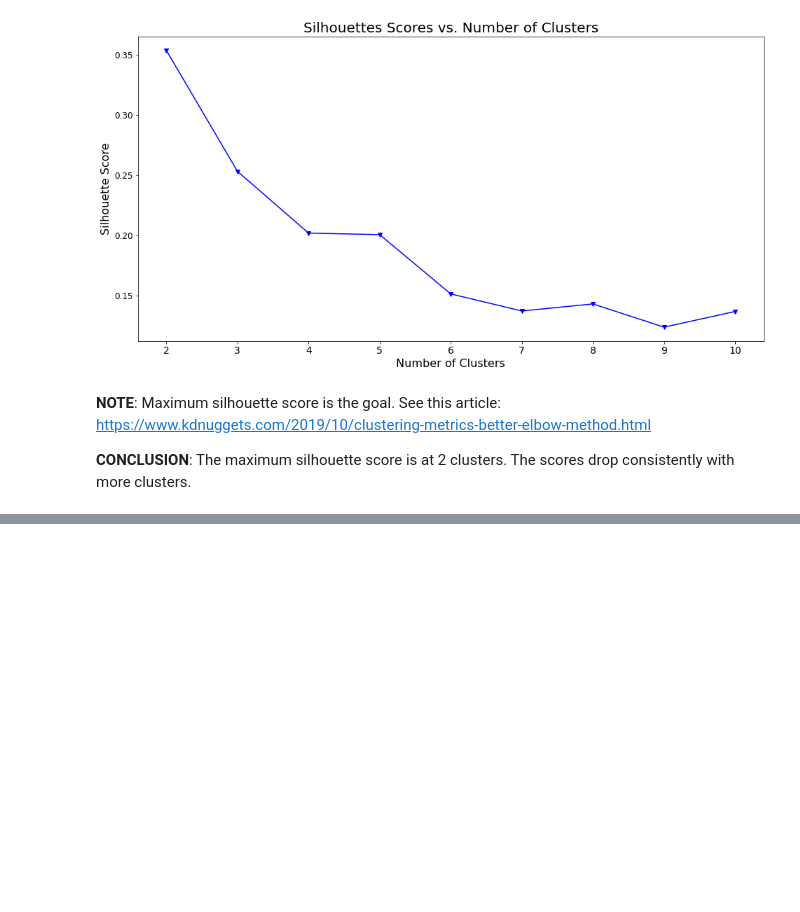
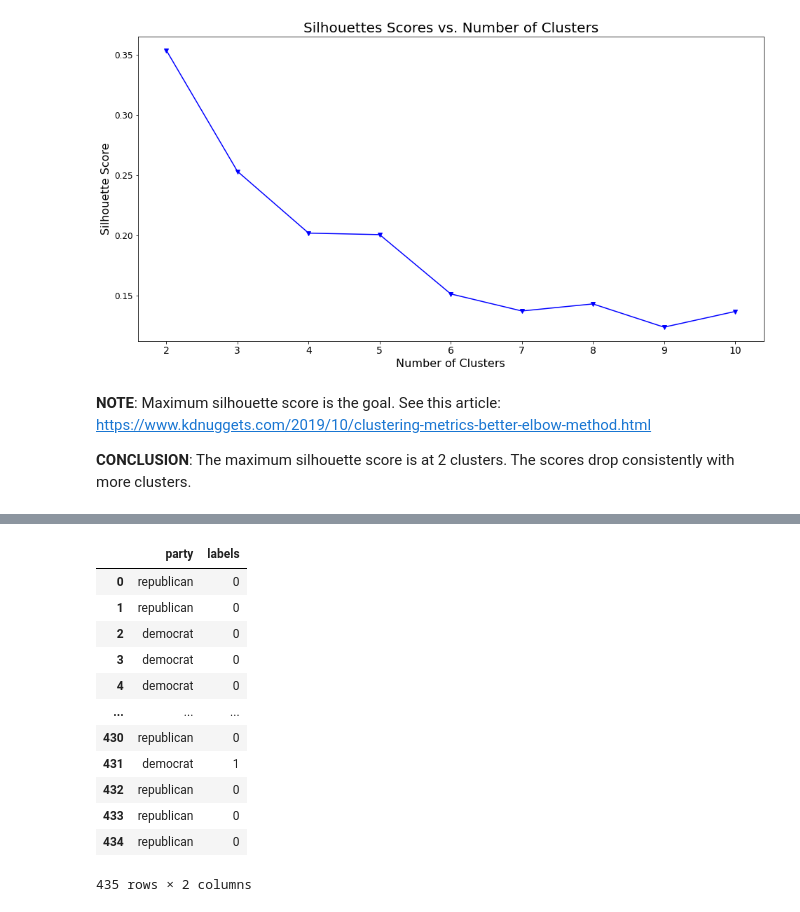
Before and after one commit to chrisstarr-82/capstone, a Jupyter notebook: cluster-models.ipynb, the cells around one changed output, grey strips where cells are left out. Drawn from its saved outputs; the diff is of its cells as text; code cells hidden in the pictures; blank space fills up the shorter version.

```diff
--- a/cluster-models.ipynb
+++ b/cluster-models.ipynb
@@ -112,0 +117,2 @@ https://www.kdnuggets.com/2019/10/clustering-metrics-better-elbow-method.html
+# %%
+final_model.fit(df_model)
@@ -112,0 +121,3 @@ https://www.kdnuggets.com/2019/10/clustering-metrics-better-elbow-method.html
+# %%
+labels = final_model.labels_
+labels
@@ -112,0 +145,2 @@ https://www.kdnuggets.com/2019/10/clustering-metrics-better-elbow-method.html
+# %%
+df['labels'] = labels
@@ -112,0 +156,18 @@ https://www.kdnuggets.com/2019/10/clustering-metrics-better-elbow-method.html
+# %%
+df_labels = df[['party', 'labels']]
+# %%
+df_labels
+# %% [output]
+|  | party | labels |
+| 0 | republican | 0 |
+| 1 | republican | 0 |
+| 2 | democrat | 0 |
+| 3 | democrat | 0 |
+| 4 | democrat | 0 |
+| ... | ... | ... |
+| 430 | republican | 0 |
+| 431 | democrat | 1 |
+| 432 | republican | 0 |
+| 433 | republican | 0 |
+| 434 | republican | 0 |
+435 rows × 2 columns
```
Also changed, not shown: parts of 15 cells of this notebook.
